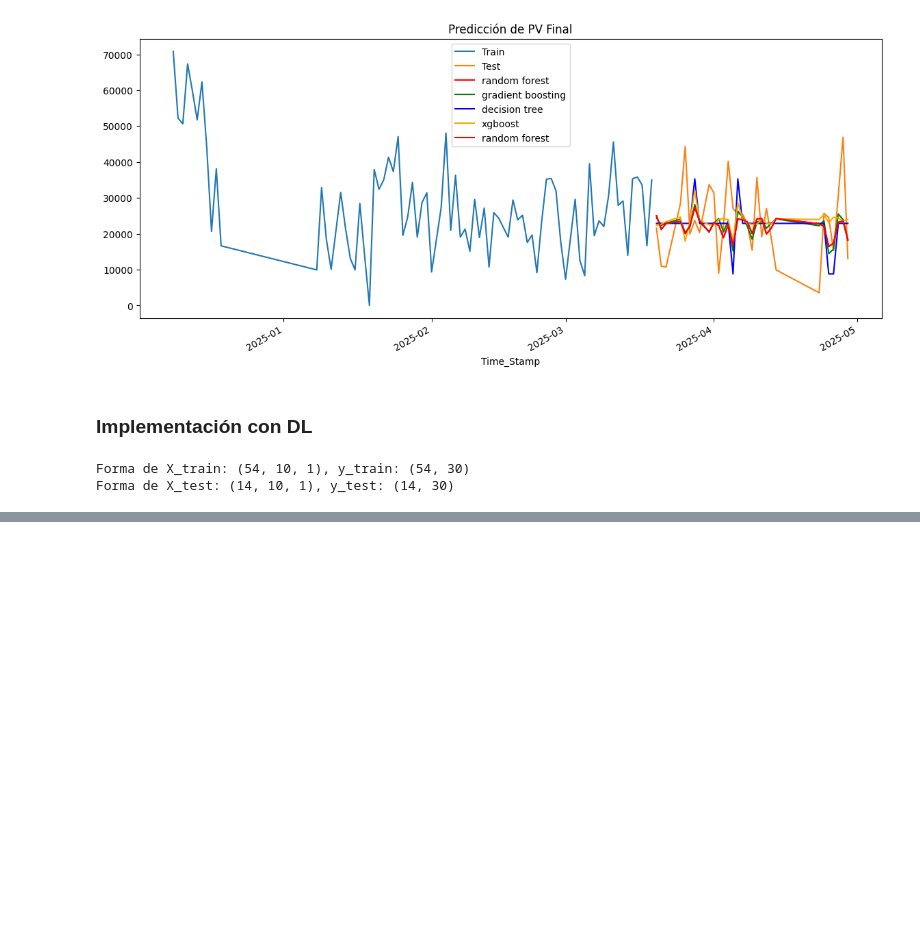
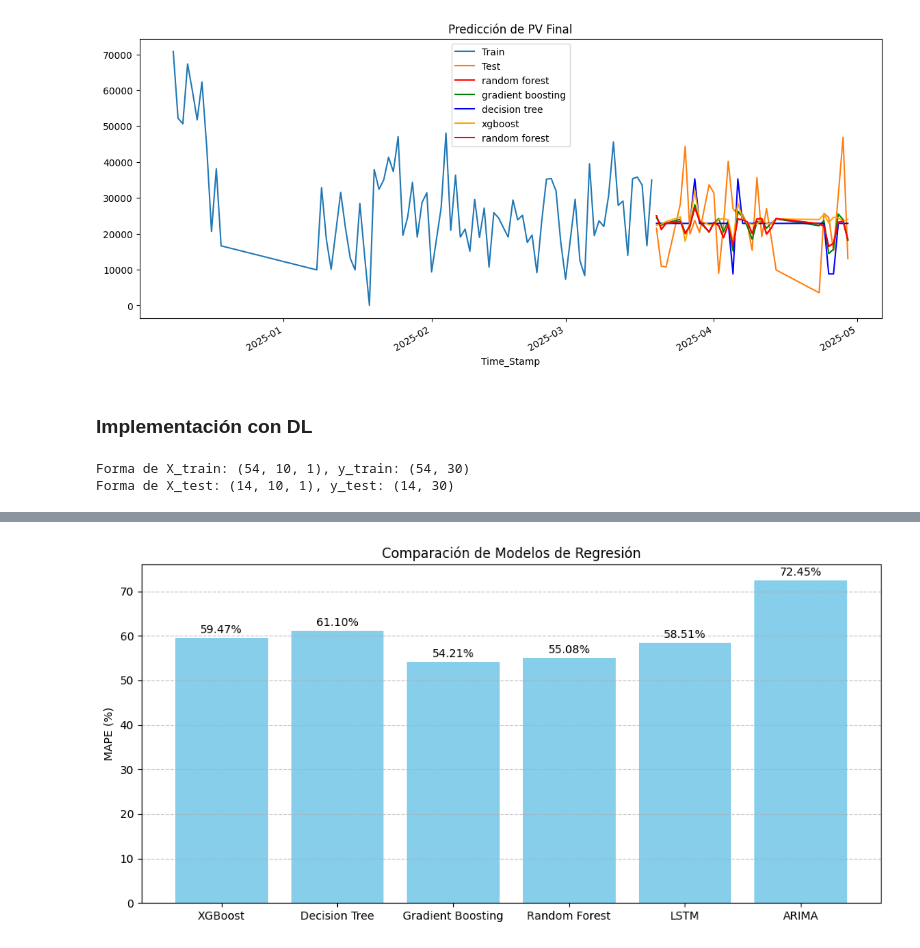
Before and after one commit to velasquezjeisson/udem, a Jupyter notebook: Proyecto 2/Proyecto2_V2.ipynb, the cells around one changed output, grey strips where cells are left out. Cells and saved outputs as stored; diff of their text form; code cells hidden in the pictures; blank space fills up the shorter version.

```diff
--- a/Proyecto 2/Proyecto2_V2.ipynb
+++ b/Proyecto 2/Proyecto2_V2.ipynb
@@ -678,0 +708,19 @@ plt.legend()
+# %%
+x = ['XGBoost', 'Decision Tree', 'Gradient Boosting', 'Random Forest', 'LSTM','ARIMA']
+y = [mape_test_xgb*100, mape_test_dt*100, mape_test_gb*100, mape_test_rf*100, mape_test_lstm*100, mape_test_arima*100]
+
+plt.figure(figsize=(10, 5))
+bars = plt.bar(x, y, color='skyblue')
+plt.ylabel('MAPE (%)')
+plt.title('Comparación de Modelos de Regresión')
+plt.grid(axis='y', linestyle='--', alpha=0.7)
+
+# Etiquetas encima de las barras
+for bar in bars:
+    height = bar.get_height()
+    plt.text(bar.get_x() + bar.get_width() / 2, height + 0.5, f'{height:.2f}%', ha='center', va='bottom')
+
+plt.tight_layout()
+plt.show()
+# %% [output]
+[figure, added]
```
Also changed, not shown: parts of 13 cells of this notebook, 3 other files.
